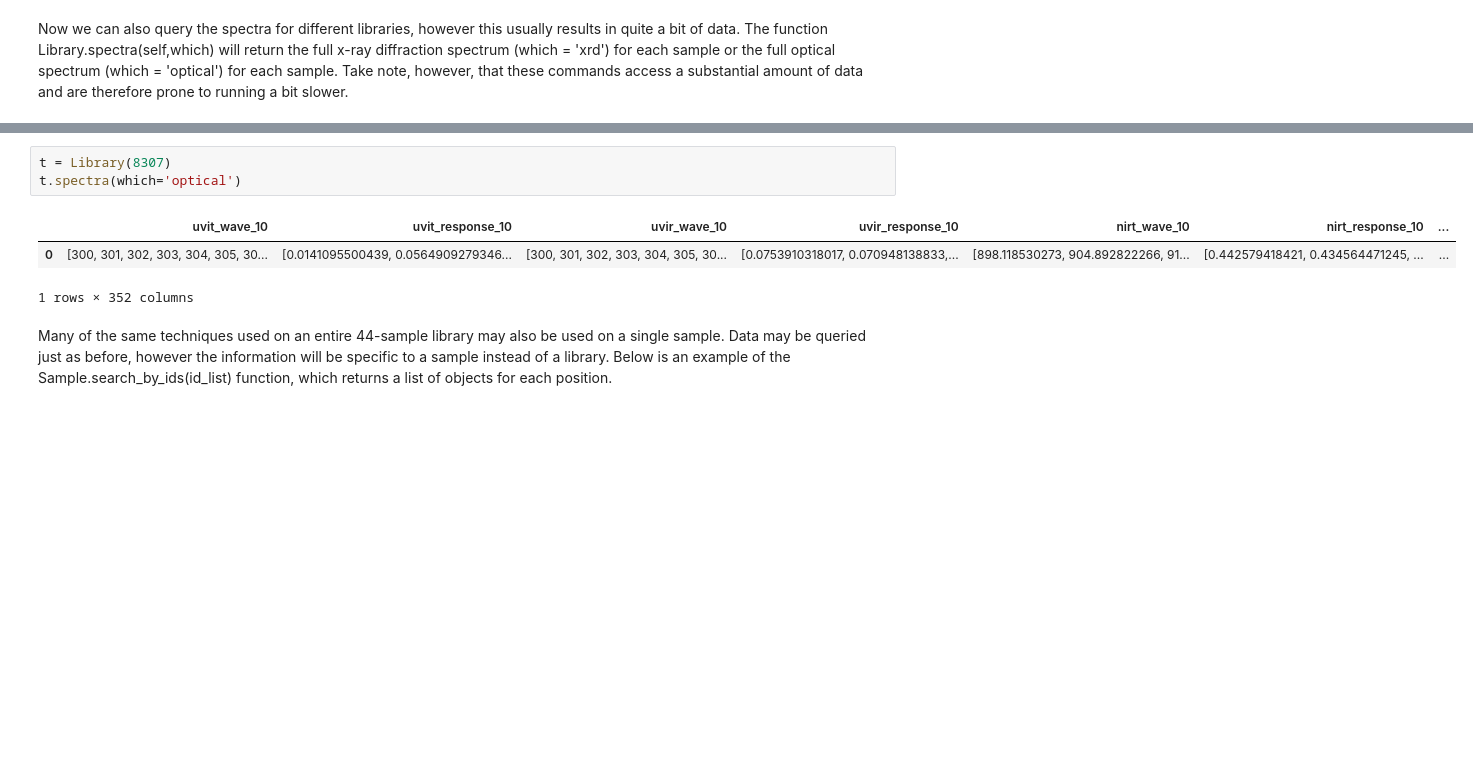
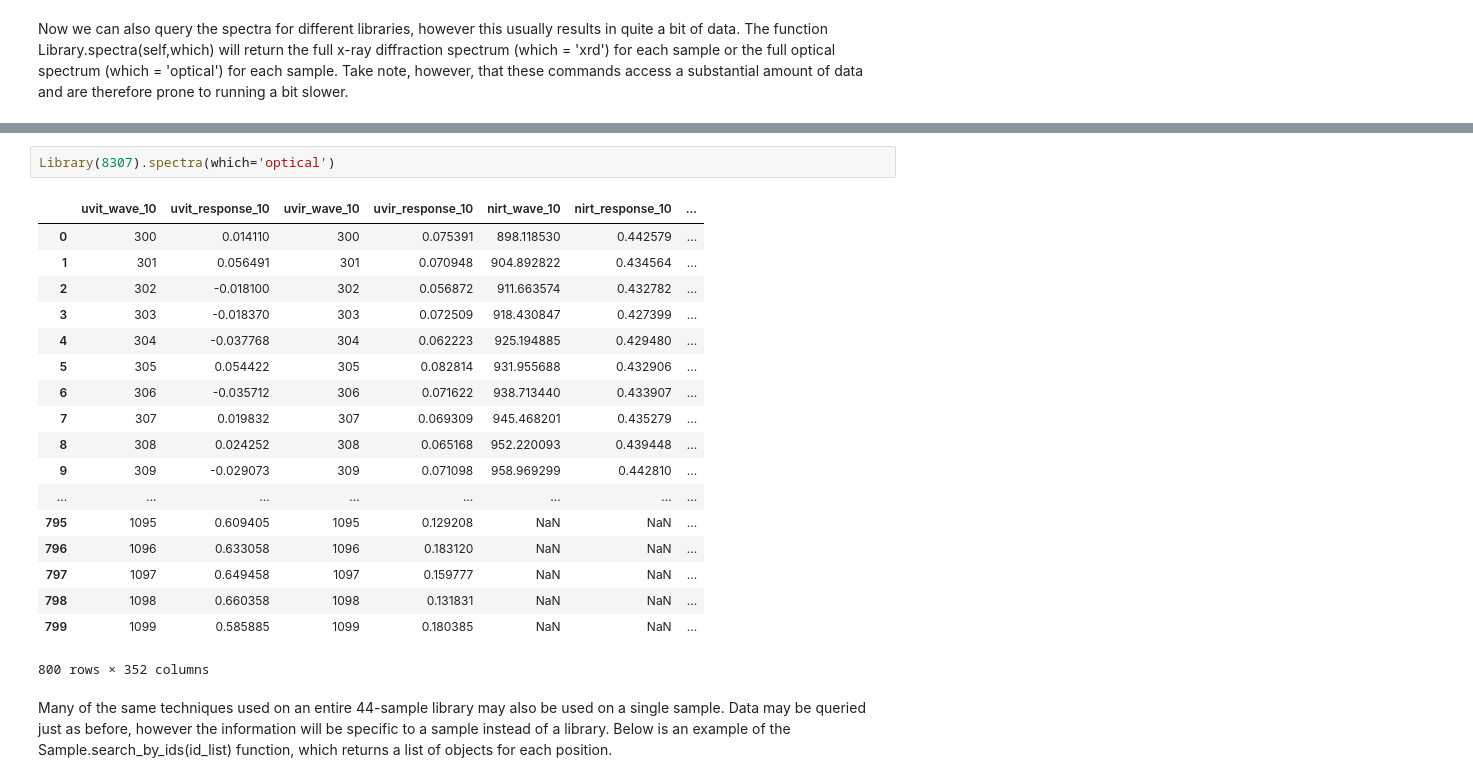
Before and after one commit to NREL/htem-api-examples, a Jupyter notebook: notebooks/1_Basic_Queries.ipynb, the cells around one changed output, grey strips where cells are left out. Cells and saved outputs as stored; diff of their text form; blank space fills up the shorter version.

Commit message:
Lots of small fixes, see tickets. Fixed optical spectra querying, added figures, bug fixes, etc.

```diff
--- a/notebooks/1_Basic_Queries.ipynb
+++ b/notebooks/1_Basic_Queries.ipynb
@@ -90,12 +90,26 @@ t.spectra(which='xrd')
 | 660 | 52.00 | 31429.265625 | 31429.265625 | 52.00 | 49777.273438 | 49777.273438 | ... |
 661 rows × 132 columns
 # %%
-t = Library(8307)
-t.spectra(which='optical')
+Library(8307).spectra(which='optical')
 # %% [output]
 |  | uvit_wave_10 | uvit_response_10 | uvir_wave_10 | uvir_response_10 | nirt_wave_10 | nirt_response_10 | ... |
-| 0 | [300, 301, 302, 303, 304, 305, 30... | [0.0141095500439, 0.0564909279346... | [300, 301, 302, 303, 304, 305, 30... | [0.0753910318017, 0.070948138833,... | [898.118530273, 904.892822266, 91... | [0.442579418421, 0.434564471245, ... | ... |
+| 0 | 300 | 0.014110 | 300 | 0.075391 | 898.118530 | 0.442579 | ... |
+| 1 | 301 | 0.056491 | 301 | 0.070948 | 904.892822 | 0.434564 | ... |
+| 2 | 302 | -0.018100 | 302 | 0.056872 | 911.663574 | 0.432782 | ... |
+| 3 | 303 | -0.018370 | 303 | 0.072509 | 918.430847 | 0.427399 | ... |
+| 4 | 304 | -0.037768 | 304 | 0.062223 | 925.194885 | 0.429480 | ... |
+| 5 | 305 | 0.054422 | 305 | 0.082814 | 931.955688 | 0.432906 | ... |
+| 6 | 306 | -0.035712 | 306 | 0.071622 | 938.713440 | 0.433907 | ... |
+| 7 | 307 | 0.019832 | 307 | 0.069309 | 945.468201 | 0.435279 | ... |
+| 8 | 308 | 0.024252 | 308 | 0.065168 | 952.220093 | 0.439448 | ... |
+| 9 | 309 | -0.029073 | 309 | 0.071098 | 958.969299 | 0.442810 | ... |
+| ... | ... | ... | ... | ... | ... | ... | ... |
+| 795 | 1095 | 0.609405 | 1095 | 0.129208 | NaN | NaN | ... |
+| 796 | 1096 | 0.633058 | 1096 | 0.183120 | NaN | NaN | ... |
+| 797 | 1097 | 0.649458 | 1097 | 0.159777 | NaN | NaN | ... |
+| 798 | 1098 | 0.660358 | 1098 | 0.131831 | NaN | NaN | ... |
+| 799 | 1099 | 0.585885 | 1099 | 0.180385 | NaN | NaN | ... |
-1 rows × 352 columns
+800 rows × 352 columns
 # %% [markdown]
 Many of the same techniques used on an entire 44-sample library may also be used on a single sample. Data may be queried just as before, however the information will be specific to a sample instead of a library. Below is an example of the Sample.search_by_ids(id_list) function, which returns a list of objects for each position.
 # %%
```
Also changed, not shown: parts of 10 cells of this notebook, 6 other files.
